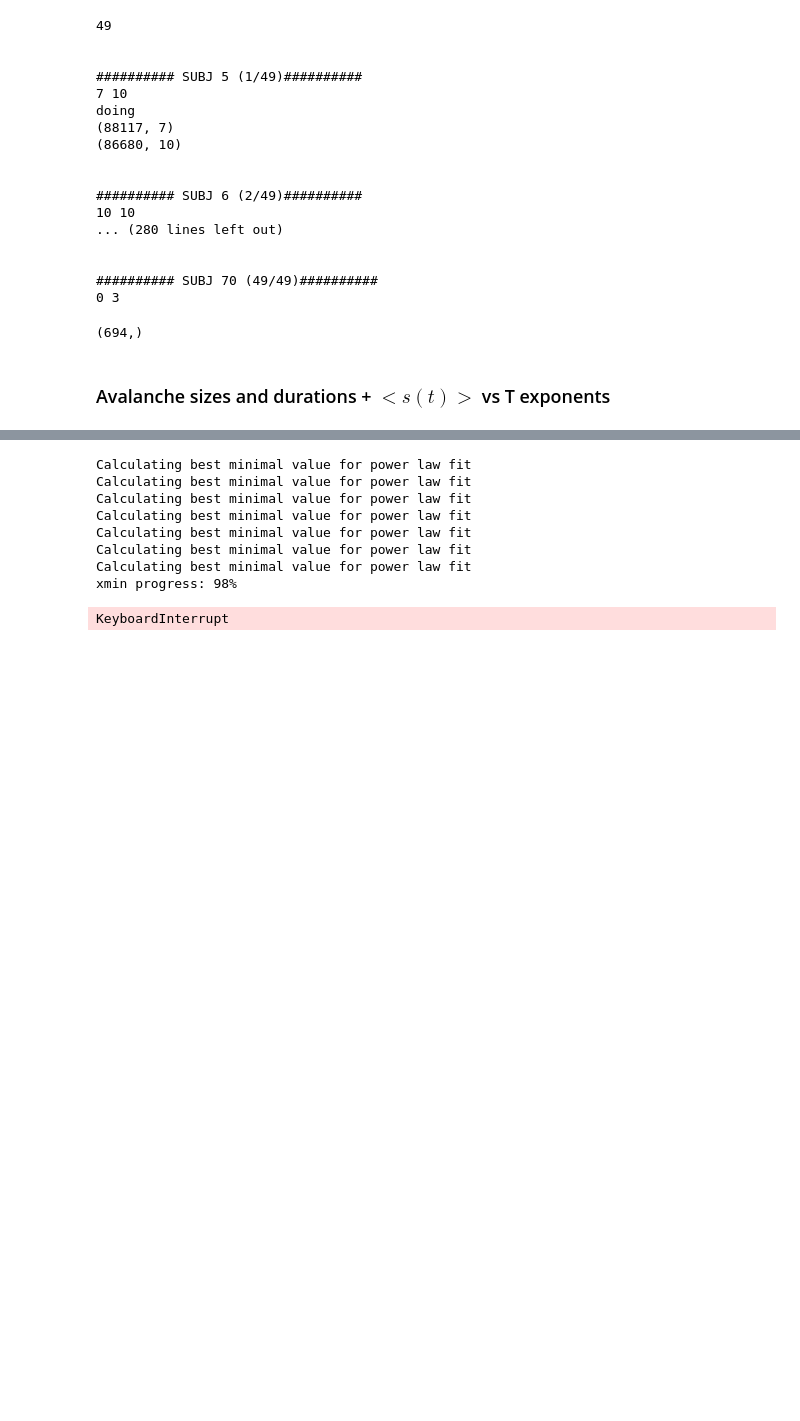
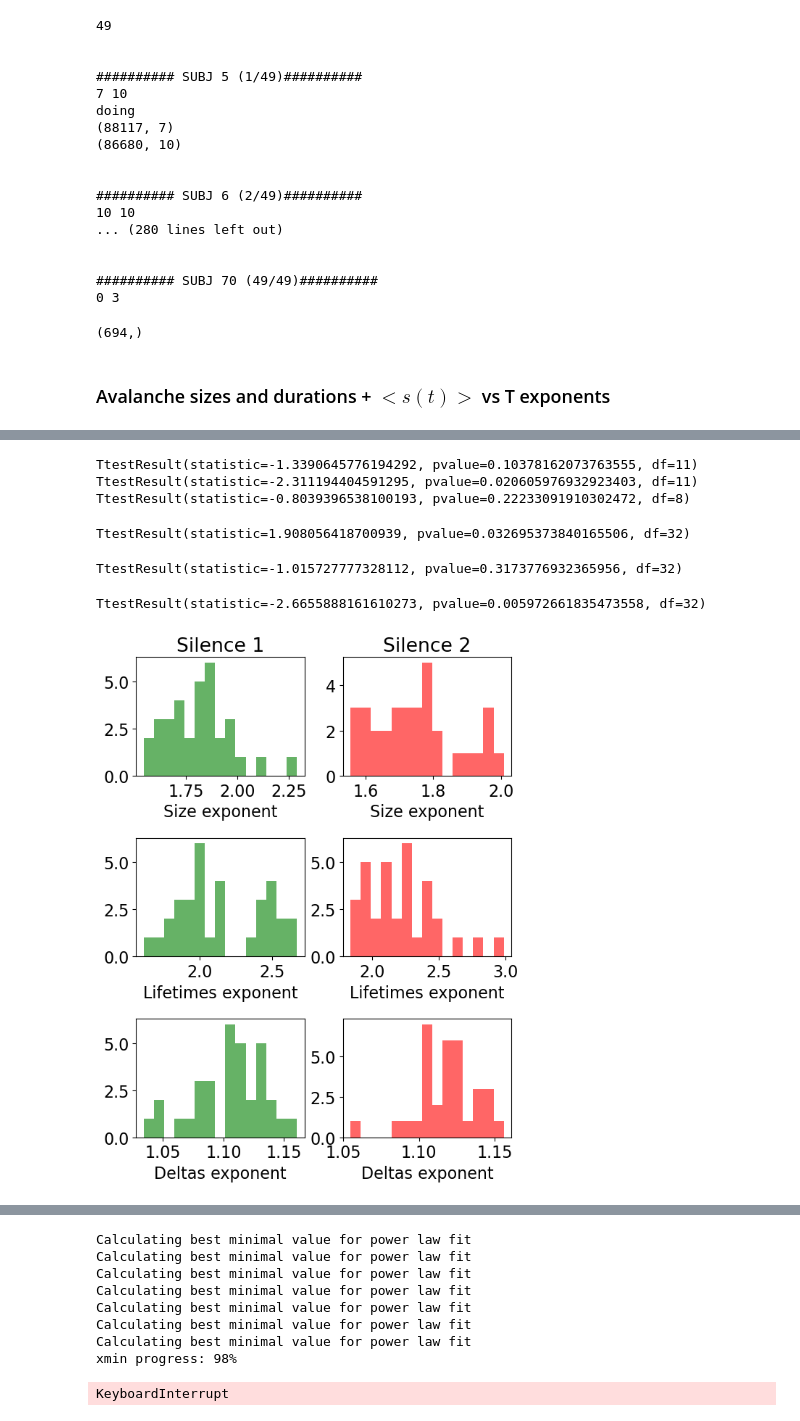
Before and after one commit to benedetta-mariani/EEG-avalanche-analysis, a Jupyter notebook: avalanches eeg with preprocessing.ipynb, the cells around one changed output, grey strips where cells are left out. Cells and saved outputs as stored; diff of their text form; code cells hidden in the pictures; blank space fills up the shorter version.

```diff
--- a/avalanches eeg with preprocessing.ipynb
+++ b/avalanches eeg with preprocessing.ipynb
@@ -548,7 +548,7 @@ for i, subj in enumerate(subjs):
 
         good_sub.append(subj)
         data = s
-        fit = pwl.Fit(data,xmin =(1,100),xmax= max(data),parameter_range= {"alpha":[1,4]},discrete = value)
+        fit = pwl.Fit(data,xmin =(1,100),xmax= max(data),parameter_range= {"alpha":[1,4]},discrete = False)
         exp = fit.power_law.alpha
         alphas1.append(exp)
 
@@ -558,7 +558,7 @@ for i, subj in enumerate(subjs):
         taus1.append(exp)
 
         data = s2
-        fit = pwl.Fit(data,xmin =(1,100),xmax= max(data),parameter_range= {"alpha":[1,4]},discrete = value)
+        fit = pwl.Fit(data,xmin =(1,100),xmax= max(data),parameter_range= {"alpha":[1,4]},discrete = False)
         exp = fit.power_law.alpha
         alphas2.append(exp)
 
@@ -693,0 +627,9 @@ plt.tight_layout();
+# %%
+good_sub = np.asarray(good_sub)
+alphas1 = np.asarray(alphas1)
+alphas2 = np.asarray(alphas2)
+taus1 = np.asarray(taus1)
+taus2 = np.asarray(taus2)
+deltas1 = np.asarray(deltas1)
+deltas2 = np.asarray(deltas2)
+#index. = np.where()
@@ -693,0 +671,66 @@ plt.tight_layout();
+# %%
+funct(sub_fren,deltas1,deltas2)
+funct(sub_en,deltas1,deltas2)
+funct(sub_span,deltas1,deltas2)
+# %% [output]
+TtestResult(statistic=-1.3390645776194292, pvalue=0.10378162073763555, df=11)
+TtestResult(statistic=-2.311194404591295, pvalue=0.020605976932923403, df=11)
+TtestResult(statistic=-0.8039396538100193, pvalue=0.22233091910302472, df=8)
+# %%
+# Importing library
+import scipy.stats as stats
+alphas1 =np.asarray(alphas1)
+alphas2 =np.asarray(alphas2)
+
+stats.ttest_rel(alphas1, alphas2,alternative = 'greater')
+# %% [output]
+TtestResult(statistic=1.908056418700939, pvalue=0.032695373840165506, df=32)
+# %%
+# Importing library
+import scipy.stats as stats
+taus1 =np.asarray(taus1)
+taus2 =np.asarray(taus2)
+
+stats.ttest_rel(taus1, taus2,)
+# %% [output]
+TtestResult(statistic=-1.015727777328112, pvalue=0.3173776932365956, df=32)
+# %%
+stats.ttest_rel(deltas1, deltas2,alternative = 'less')
+# %% [output]
+TtestResult(statistic=-2.6655888161610273, pvalue=0.005972661835473558, df=32)
+# %%
+fig = plt.figure(figsize = (6,8))
+ax1 = fig.add_subplot(3,2,1)
+ax2 = fig.add_subplot(3,2,2)
+ax3 = fig.add_subplot(3,2,3)
+ax4 = fig.add_subplot(3,2,4)
+ax5 = fig.add_subplot(3,2,5)
+ax6 = fig.add_subplot(3,2,6)
+
+
+ax1.hist(alphas1, color = 'green', alpha = .6, bins = 15)
+ax2.hist(alphas2, color = 'red', alpha = .6, bins = 15)
+ax1.set_title('Silence 1')
+ax2.set_title('Silence 2')
+
+ax1.set_xlabel('Size exponent')
+ax2.set_xlabel('Size exponent')
+
+
+#ax3.set_title('Silence 1')
+#ax4.set_title('Silence 2')
+ax3.hist(taus1, color = 'green', alpha = .6, bins = 15)
+ax4.hist(taus2, color = 'red', alpha = .6, bins = 15)
+ax3.set_xlabel('Lifetimes exponent')
+ax4.set_xlabel('Lifetimes exponent')
+
+
+#ax5.set_title('Silence 1')
+#ax6.set_title('Silence 2')
+ax5.hist(deltas1, color = 'green', alpha = .6, bins = 15)
+ax6.hist(deltas2, color = 'red', alpha = .6, bins = 15)
+ax5.set_xlabel('Deltas exponent');
+ax6.set_xlabel('Deltas exponent');
+plt.tight_layout();
+# %% [output]
+[figure, added]
```
Also changed, not shown: parts of 17 cells of this notebook.
